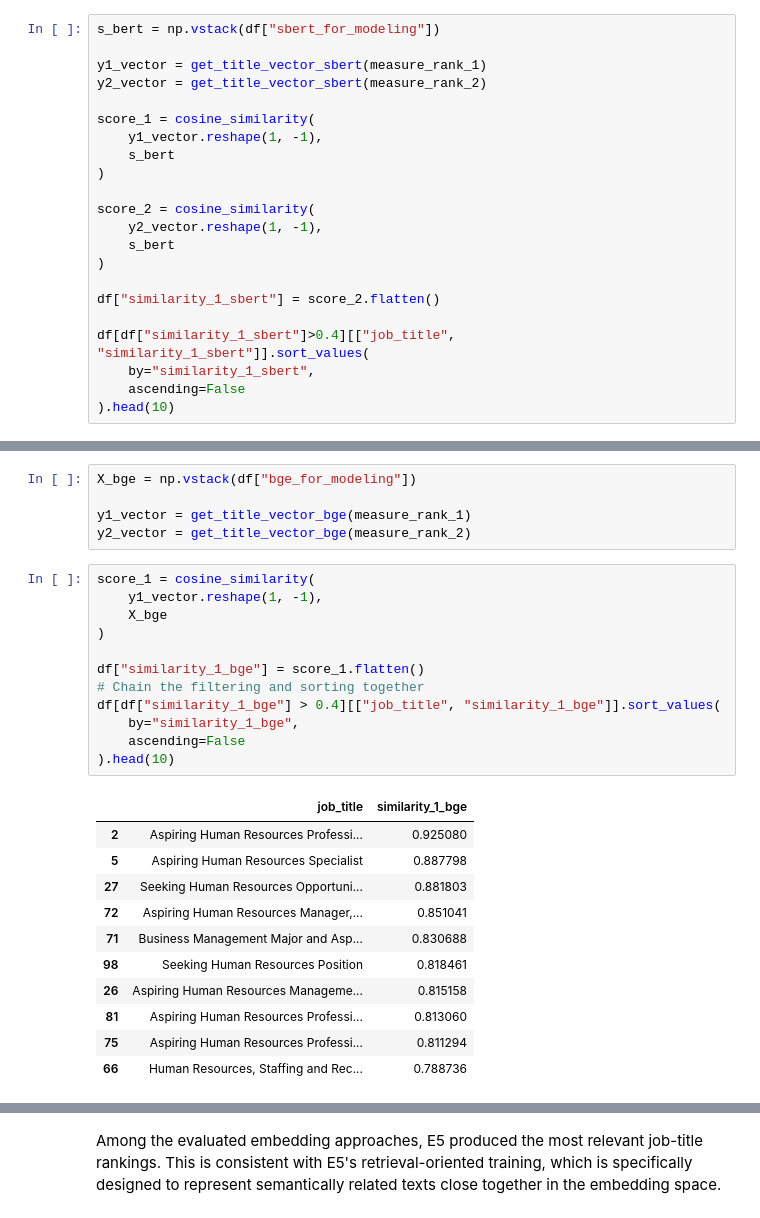
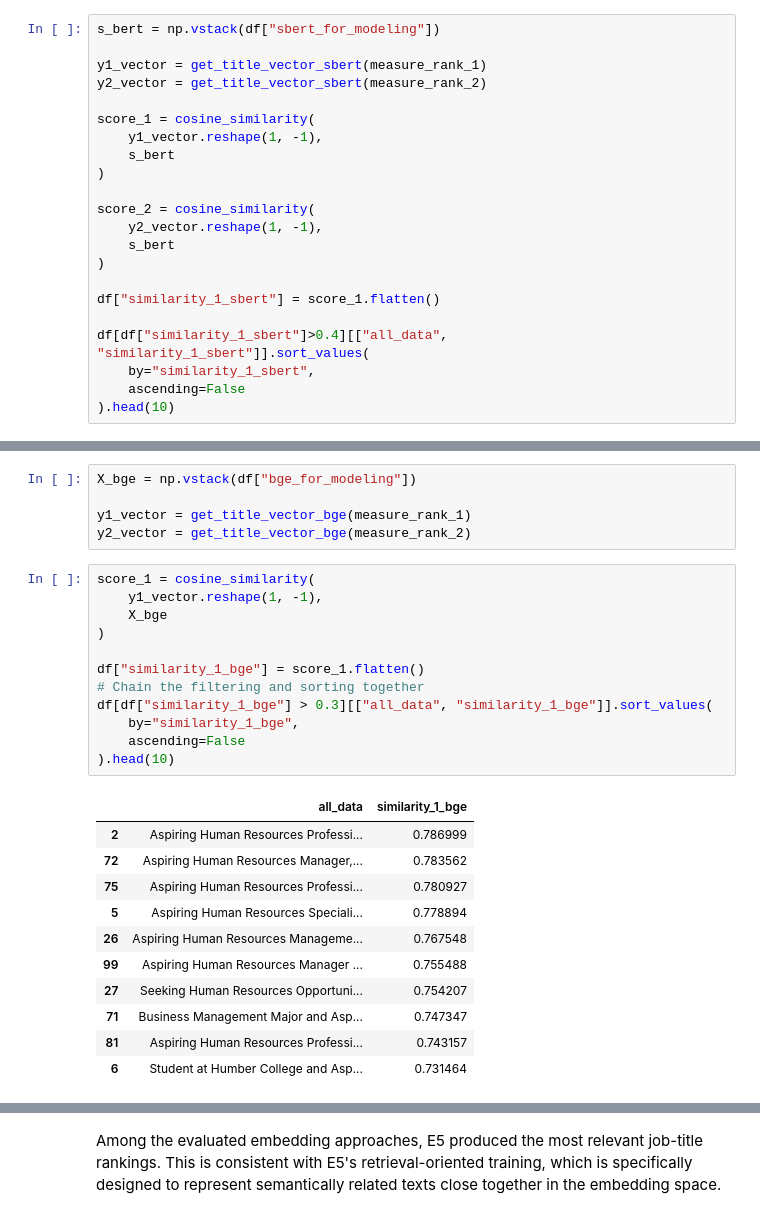
Before and after one commit to safwt-data/QwnYr0x6YtL8f4mY, a Jupyter notebook: notebooks/notebook_1.ipynb, the cells around one changed output, grey strips where cells are left out. Cells and saved outputs as stored; diff of their text form.

```diff
--- a/notebooks/notebook_1.ipynb
+++ b/notebooks/notebook_1.ipynb
@@ -428,9 +427,9 @@ score_2 = cosine_similarity(
     s_bert
 )
 
-df["similarity_1_sbert"] = score_2.flatten()
+df["similarity_1_sbert"] = score_1.flatten()
 
-df[df["similarity_1_sbert"]>0.4][["job_title", "similarity_1_sbert"]].sort_values(
+df[df["similarity_1_sbert"]>0.4][["all_data", "similarity_1_sbert"]].sort_values(
     by="similarity_1_sbert",
     ascending=False
 ).head(10)
@@ -610,27 +613,27 @@ y2_vector = get_title_vector_bge(measure_rank_2)
 # %%
 score_1 = cosine_similarity(
     y1_vector.reshape(1, -1),
     X_bge
 )
 
 df["similarity_1_bge"] = score_1.flatten()
 # Chain the filtering and sorting together
-df[df["similarity_1_bge"] > 0.4][["job_title", "similarity_1_bge"]].sort_values(
+df[df["similarity_1_bge"] > 0.3][["all_data", "similarity_1_bge"]].sort_values(
     by="similarity_1_bge",
     ascending=False
 ).head(10)
 # %% [output]
-|  | job_title | similarity_1_bge |
-| 2 | Aspiring Human Resources Professi... | 0.925080 |
-| 5 | Aspiring Human Resources Specialist | 0.887798 |
-| 27 | Seeking Human Resources Opportuni... | 0.881803 |
-| 72 | Aspiring Human Resources Manager,... | 0.851041 |
-| 71 | Business Management Major and Asp... | 0.830688 |
-| 98 | Seeking Human Resources Position | 0.818461 |
-| 26 | Aspiring Human Resources Manageme... | 0.815158 |
-| 81 | Aspiring Human Resources Professi... | 0.813060 |
-| 75 | Aspiring Human Resources Professi... | 0.811294 |
-| 66 | Human Resources, Staffing and Rec... | 0.788736 |
+|  | all_data | similarity_1_bge |
+| 2 | Aspiring Human Resources Professi... | 0.786999 |
+| 72 | Aspiring Human Resources Manager,... | 0.783562 |
+| 75 | Aspiring Human Resources Professi... | 0.780927 |
+| 5 | Aspiring Human Resources Speciali... | 0.778894 |
+| 26 | Aspiring Human Resources Manageme... | 0.767548 |
+| 99 | Aspiring Human Resources Manager ... | 0.755488 |
+| 27 | Seeking Human Resources Opportuni... | 0.754207 |
+| 71 | Business Management Major and Asp... | 0.747347 |
+| 81 | Aspiring Human Resources Professi... | 0.743157 |
+| 6 | Student at Humber College and Asp... | 0.731464 |
 # %%
 score_2 = cosine_similarity(
     y2_vector.reshape(1, -1),
```
Also changed, not shown: parts of 11 cells of this notebook.
